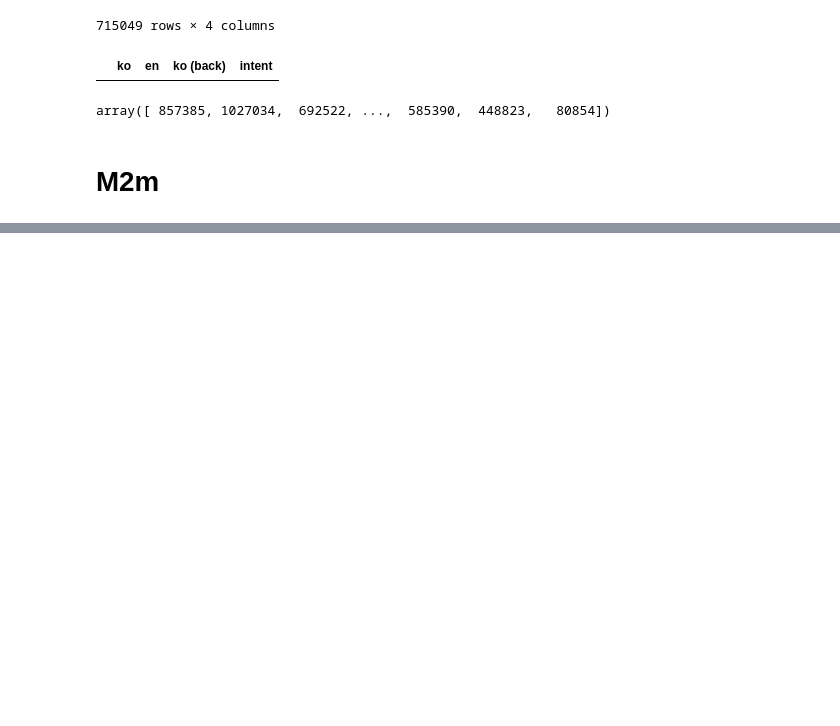
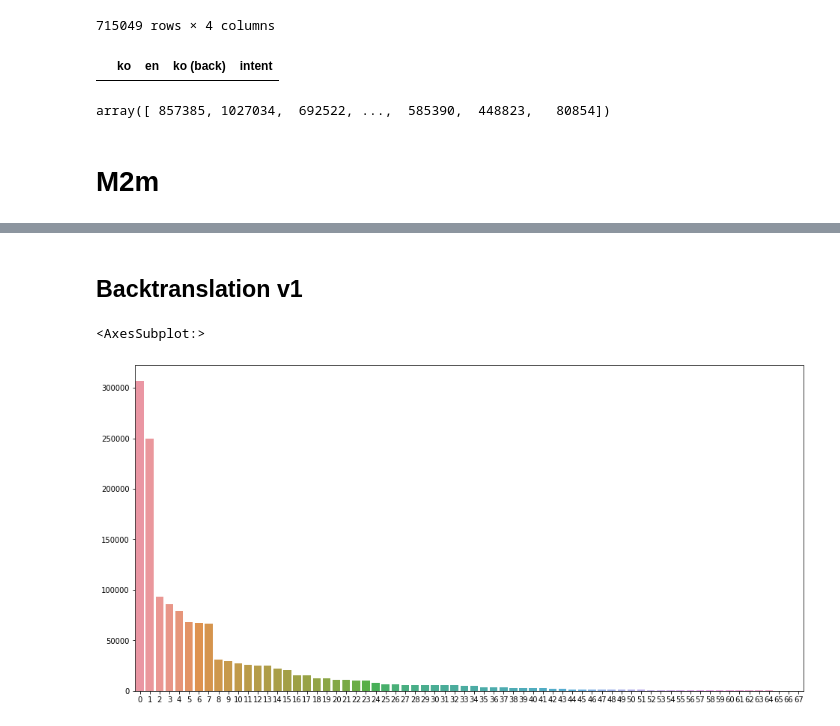
Before and after one commit to uoo723/BigStar-RnD-DA, a Jupyter notebook: notebooks/dev.ipynb, the cells around one changed output, grey strips where cells are left out. Cells and saved outputs as stored; diff of their text form; code cells hidden in the pictures; blank space fills up the shorter version.

```diff
--- a/notebooks/dev.ipynb
+++ b/notebooks/dev.ipynb
@@ -551,0 +621,10 @@ y_sample = torch.from_numpy(y[:32])
+# %% [markdown]
+## Backtranslation v1
+# %%
+df = pd.read_csv("data/augmented.backtranslation.v1.csv")
+value_counts = pd.DataFrame(df["인텐트"].value_counts())
+plt.figure(figsize=(16, 8))
+sns.barplot(x=np.arange(len(value_counts)), y=value_counts["인텐트"].to_numpy())
+# %% [output]
+<AxesSubplot:>
+[figure, added]
```
Also changed, not shown: parts of 22 cells of this notebook.
